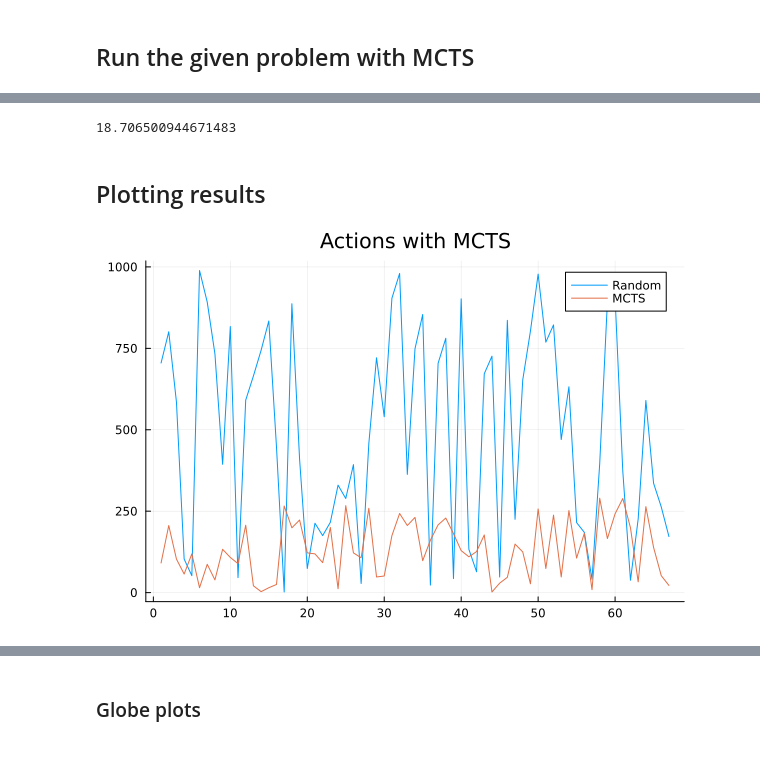
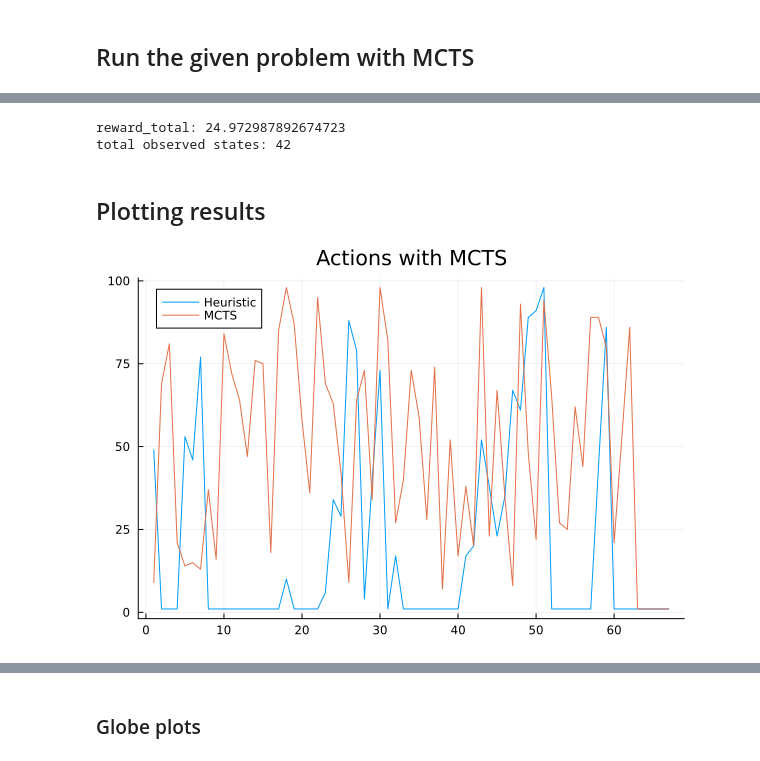
Before and after one commit to GigaVoltFlash/AA228-Final-Project, a Jupyter notebook: dev-anshuk/integrated_problem.ipynb, the cells around one changed output, grey strips where cells are left out. Drawn from its saved outputs; the diff is of its cells as text; code cells hidden in the pictures.

```diff
--- a/dev-anshuk/integrated_problem.ipynb
+++ b/dev-anshuk/integrated_problem.ipynb
@@ -325,7 +343,3 @@ Target angle from nadir: (31.124272223973627, -58.70391844569909)
-# %%
-reward_total_mcts
-# %% [output]
-18.706500944671483
 # %%
 mcts_observed_target_lambda = []
 mcts_observed_target_phi = []
@@ -359,6 +379,12 @@ end
 angs_list_mcts = collect(angs_list_mcts)
 cross_ang_des_mcts = [t[1] for t in angs_list_mcts]
 along_ang_des_mcts = [t[2] for t in angs_list_mcts];
+# %%
+println("reward_total: ", reward_total_mcts)
+println("total observed states: ",  mcts_observed)
+# %% [output]
+reward_total: 24.972987892674723
+total observed states: 42
 # %% [markdown]
 ## Plotting results
 # %%
@@ -386,10 +412,10 @@ for i in 1:length(state_list_mcts)
     push!(y_angle_list_mcts, state_list_mcts[i].attitude[2])
 end
 # %%
-Plots.plot(index, action_list, label="Random")
+Plots.plot(index, action_list, label="Heuristic")
 Plots.plot!(index, action_list_mcts, title="Actions with MCTS", label="MCTS")
 # %% [output]
-[figure, old version]
+[figure, new version]
 # %%
 # plot(index, [y_angle_list, y_angle_list_mcts], label=["Random" "With MCTS"], title="Y angle")
 random_along = Plots.plot(index, [y_angle_list, along_ang_des], label=["State Heuristic" "Desired Heuristic"])
```
Also changed, not shown: parts of 15 cells of this notebook, 3 other files.
